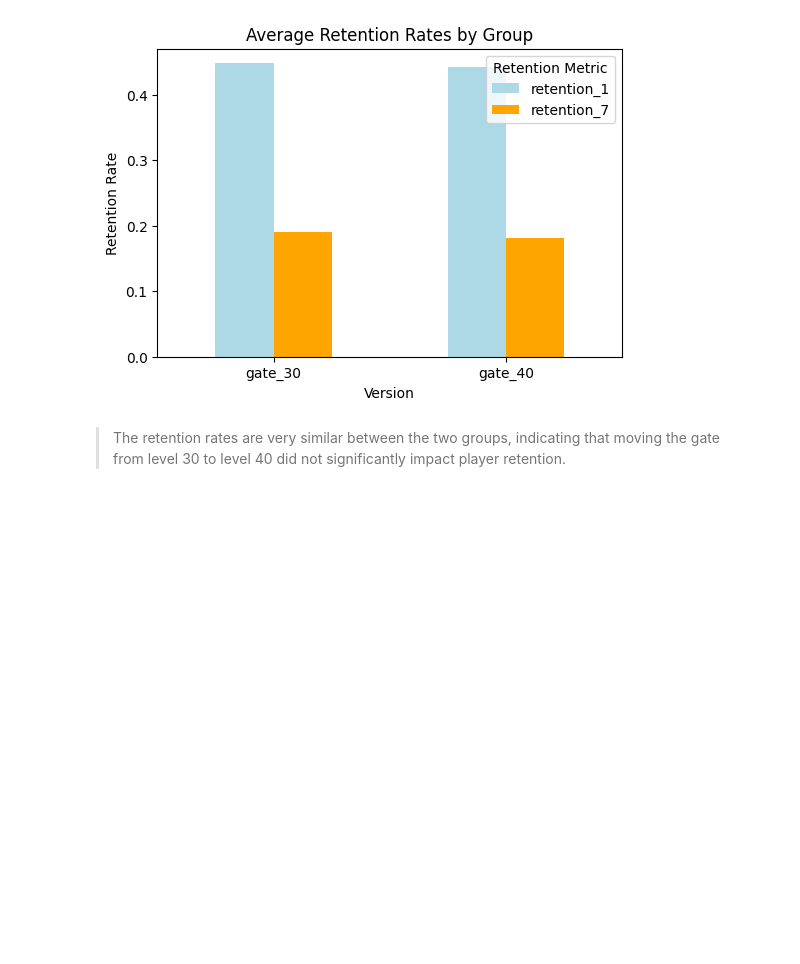
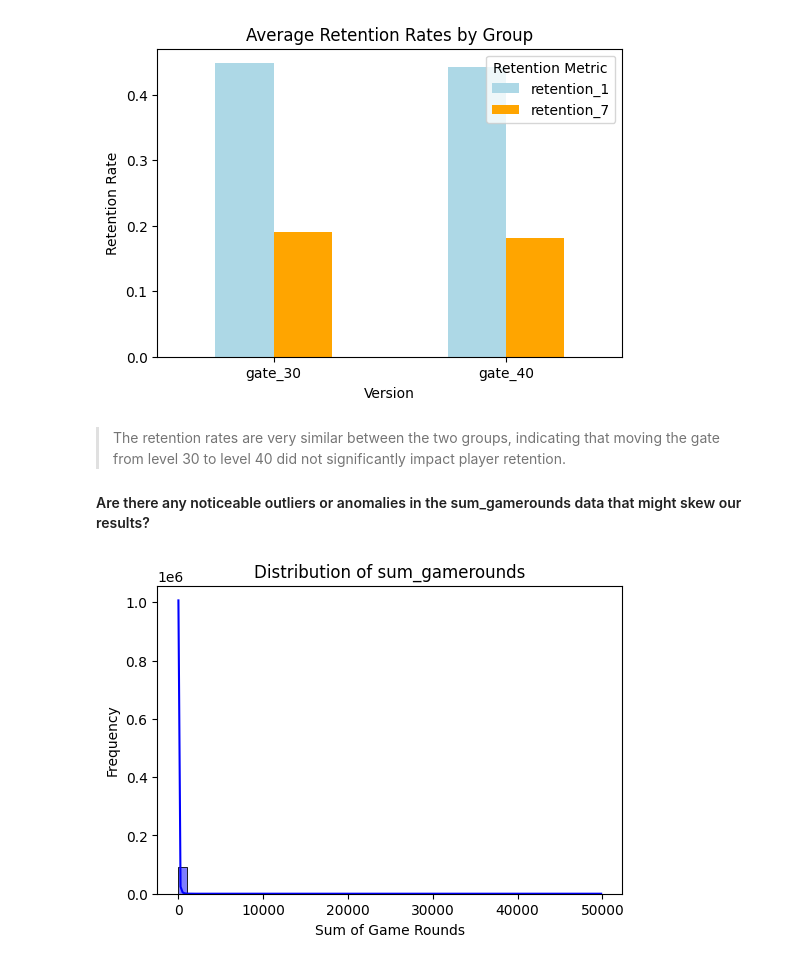
Before and after one commit to Darknight47/Data-Science-Projects-03, a Jupyter notebook: AorB_Cookie_Cats.ipynb, the cells around one changed output. Cells and saved outputs as stored; diff of their text form; code cells hidden in the pictures; blank space fills up the shorter version.

Commit message:
noticeable outliers or anomalies

```diff
--- a/AorB_Cookie_Cats.ipynb
+++ b/AorB_Cookie_Cats.ipynb
@@ -114,3 +115,14 @@ plt.show()
 [figure]
 # %% [markdown]
 > The retention rates are very similar between the two groups, indicating that moving the gate from level 30 to level 40 did not significantly impact player retention.
+
+#### Are there any noticeable outliers or anomalies in the sum_gamerounds data that might skew our results?
+# %%
+plt.figure(figsize=(6, 4))
+sns.histplot(dataset['sum_gamerounds'], bins=50, kde=True, color='blue')
+plt.xlabel('Sum of Game Rounds')
+plt.ylabel('Frequency')
+plt.title('Distribution of sum_gamerounds')
+plt.show()
+# %% [output]
+[figure, added]
```
Also changed, not shown: parts of 3 cells of this notebook.
